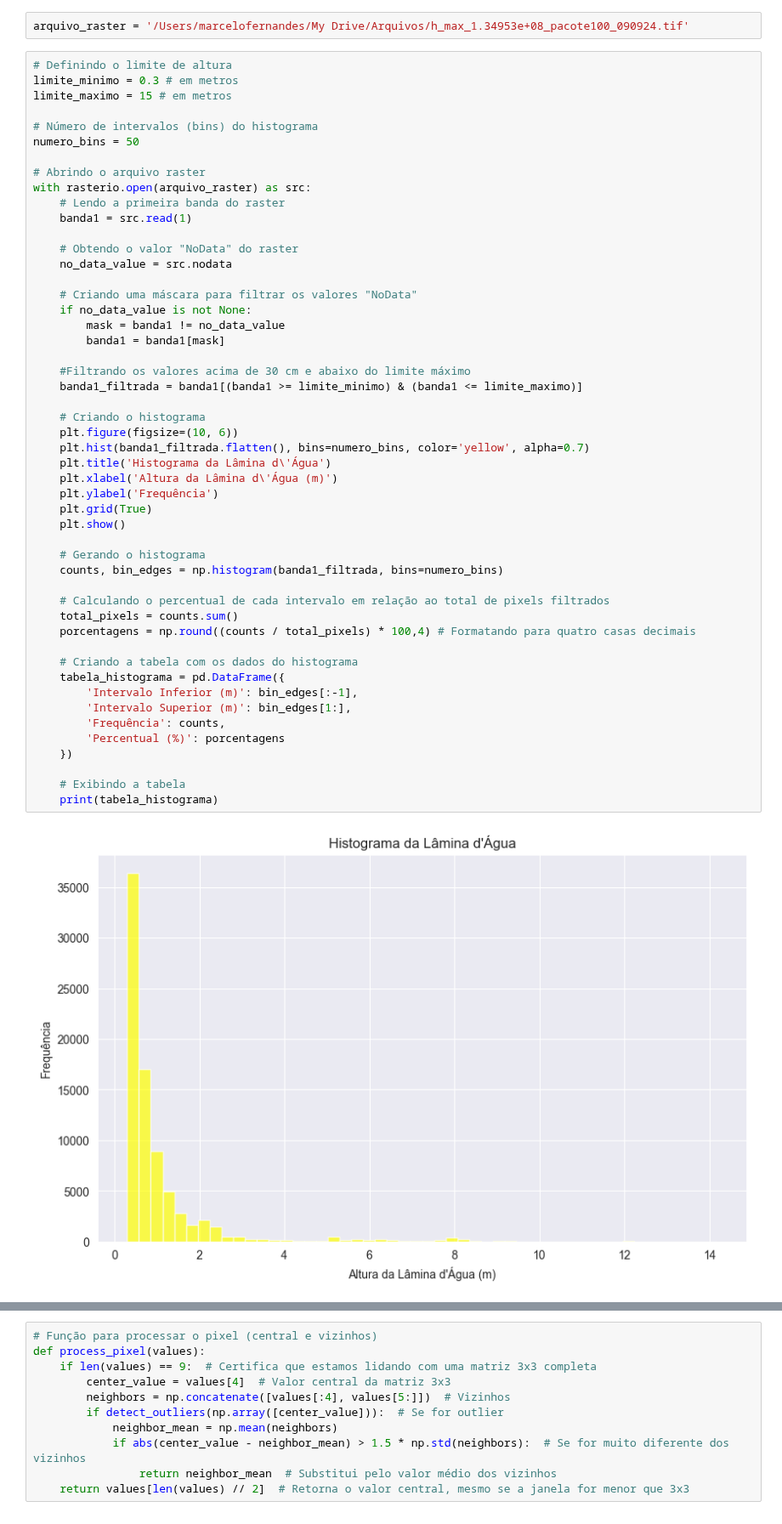
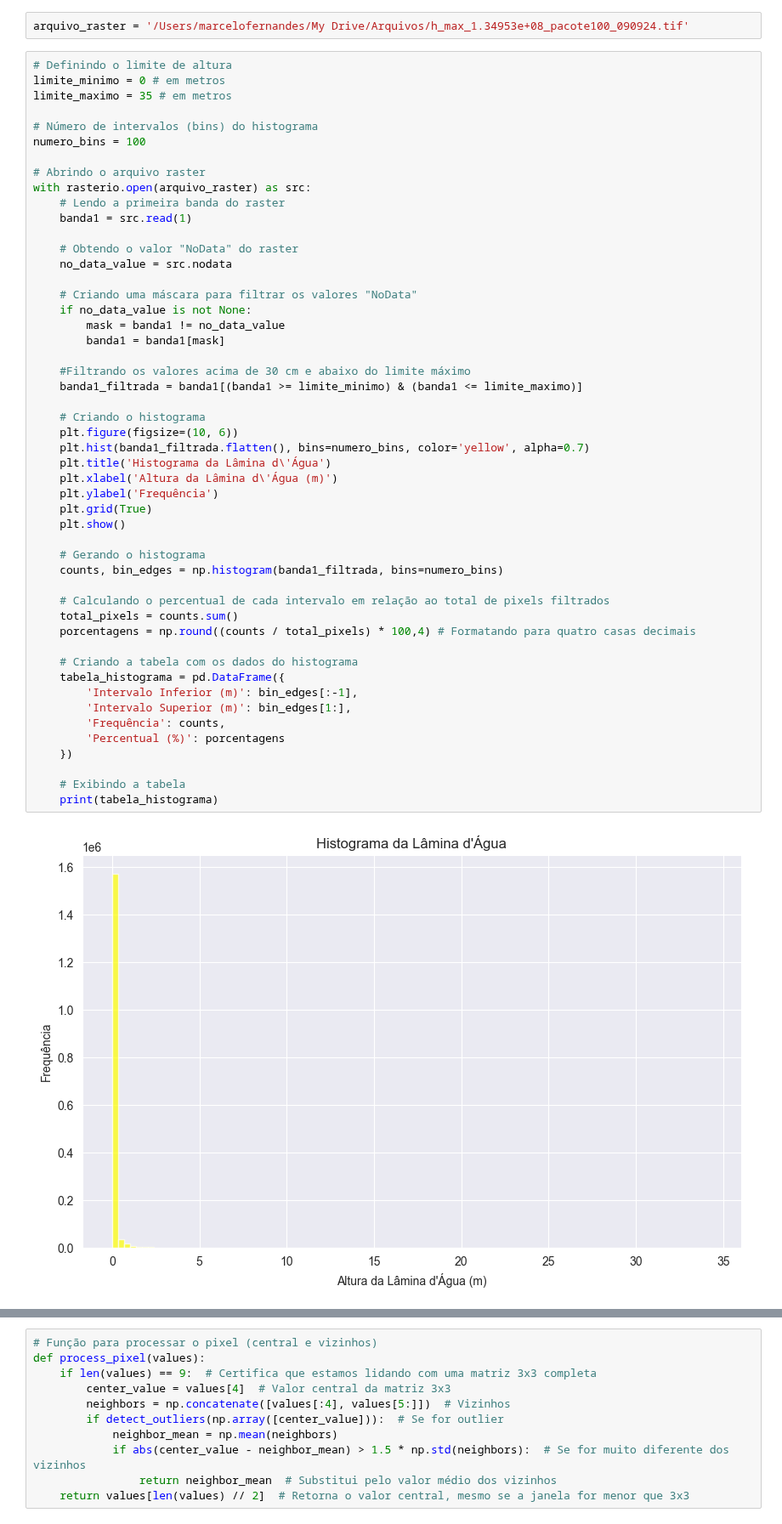
Before and after one commit to marcelof314/SP_urban_flooding, a Jupyter notebook: 05 Raster preparation.ipynb, the cells around one changed output, grey strips where cells are left out. Shown at 85% size. Cells and saved outputs as stored; diff of their text form.

```diff
--- a/05 Raster preparation.ipynb
+++ b/05 Raster preparation.ipynb
@@ -8,11 +8,11 @@ import pandas as pd
 arquivo_raster = '/Users/marcelofernandes/My Drive/Arquivos/h_max_1.34953e+08_pacote100_090924.tif'
 # %%
 # Definindo o limite de altura
-limite_minimo = 0.3 # em metros
-limite_maximo = 15 # em metros
+limite_minimo = 0 # em metros
+limite_maximo = 35 # em metros
 
 # Número de intervalos (bins) do histograma
-numero_bins = 50
+numero_bins = 100
 
 # Abrindo o arquivo raster
 with rasterio.open(arquivo_raster) as src:
@@ -30,32 +30,32 @@ with rasterio.open(arquivo_raster) as src:
     #Filtrando os valores acima de 30 cm e abaixo do limite máximo
     banda1_filtrada = banda1[(banda1 >= limite_minimo) & (banda1 <= limite_maximo)]
 
     # Criando o histograma
     plt.figure(figsize=(10, 6))
     plt.hist(banda1_filtrada.flatten(), bins=numero_bins, color='yellow', alpha=0.7)
     plt.title('Histograma da Lâmina d\'Água')
     plt.xlabel('Altura da Lâmina d\'Água (m)')
     plt.ylabel('Frequência')
     plt.grid(True)
     plt.show()
 
     # Gerando o histograma
     counts, bin_edges = np.histogram(banda1_filtrada, bins=numero_bins)
 
     # Calculando o percentual de cada intervalo em relação ao total de pixels filtrados
     total_pixels = counts.sum()
     porcentagens = np.round((counts / total_pixels) * 100,4) # Formatando para quatro casas decimais
 
     # Criando a tabela com os dados do histograma
     tabela_histograma = pd.DataFrame({
         'Intervalo Inferior (m)': bin_edges[:-1],
         'Intervalo Superior (m)': bin_edges[1:],
         'Frequência': counts,
         'Percentual (%)': porcentagens
     })
 
     # Exibindo a tabela
     print(tabela_histograma)
 # %% [output]
-[figure, old version]
+[figure, new version]
     Intervalo Inferior (m)  Intervalo Superior (m)  Frequência  Percentual (%)
```
Also changed, not shown: parts of 5 cells of this notebook.
